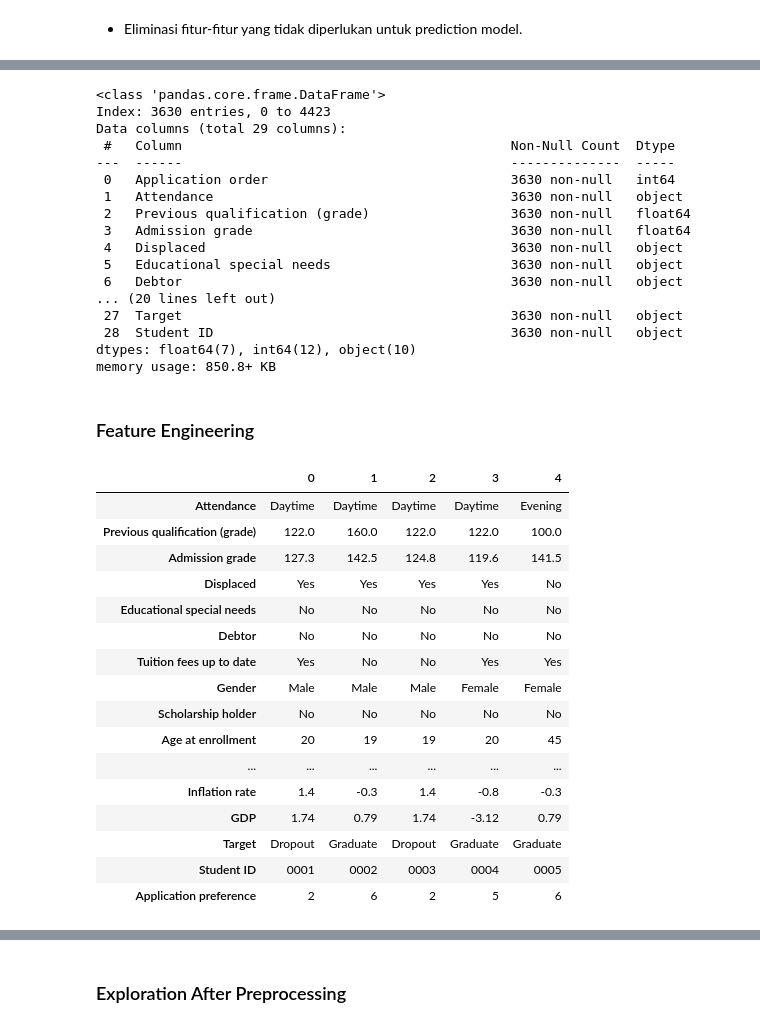
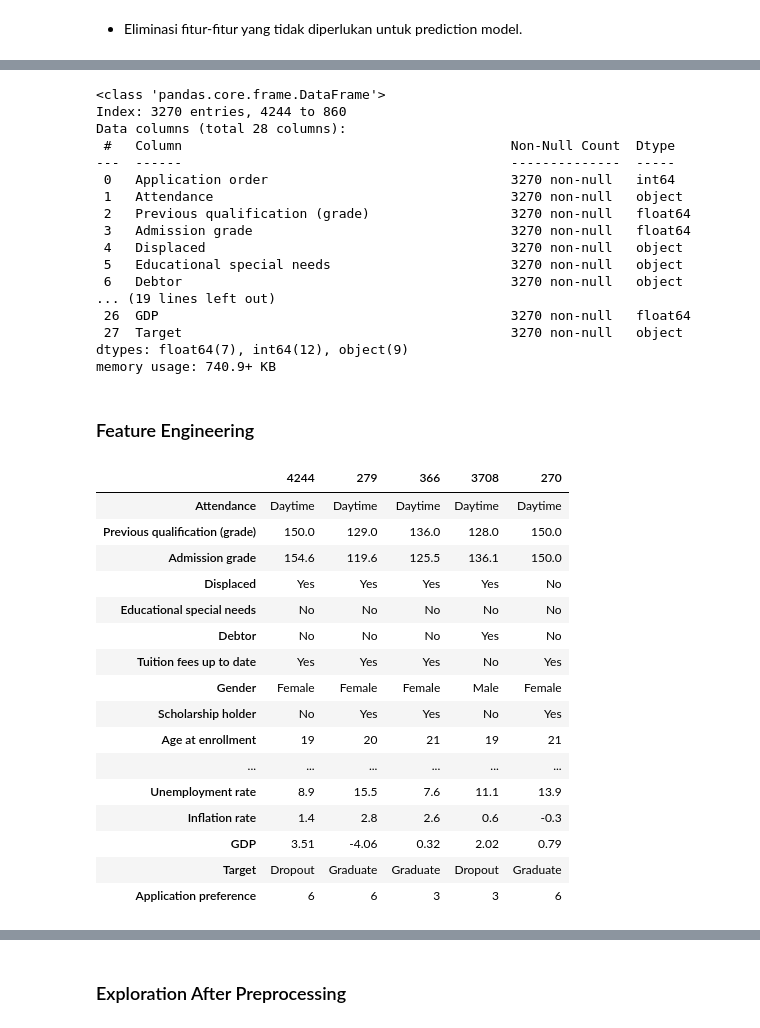
Before and after one commit to Sulbae/Student-s-Performances-Dashboard, a Jupyter notebook: notebook.ipynb, the cells around one changed output, grey strips where cells are left out. Saved outputs shown, nothing was run; the diff lists cells and outputs as text; code cells hidden in the pictures.

```diff
--- a/notebook.ipynb
+++ b/notebook.ipynb
@@ -1871,0 +1878,7 @@ Name: count, dtype: int64
+# %%
+dev_df, inference_df = train_test_split(
+    ori_df,
+    test_size=0.1,
+    random_state=42,
+    shuffle=True
+)
@@ -1873,8 +1895,8 @@ Name: count, dtype: int64
 ### Filter Data (untuk kebutuhan modelling)
 # %%
 # Hapus data yang tidak relevan untuk modeling: df['Target] == 'Enrolled'
-df_with_id = df_with_id[df_with_id['Target'] != 'Enrolled']
+filtered_df = dev_df[dev_df['Target'] != 'Enrolled']
 
-df_with_id.info()
+filtered_df.info()
 # %% [output]
 <class 'pandas.core.frame.DataFrame'>
@@ -1931,55 +1953,55 @@ features_to_drop = [
     "Marital status", "Application mode", "Course",
     "Previous qualification", "Nationality",
     "Mother's qualification", "Father's qualification",
-    "Mother's occupation", "Father's occupation"
+    "Mother's occupation", "Father's occupation", "Student ID"
 ]
 
-filtered_df = df_with_id.drop(columns=features_to_drop)
+selected_df = filtered_df.drop(columns=features_to_drop)
 
-filtered_df.info()
+selected_df.info()
 # %% [output]
 <class 'pandas.core.frame.DataFrame'>
-Index: 3630 entries, 0 to 4423
-Data columns (total 29 columns):
+Index: 3270 entries, 4244 to 860
+Data columns (total 28 columns):
  #   Column                                          Non-Null Count  Dtype
 ---  ------                                          --------------  -----
- 0   Application order                               3630 non-null   int64
- 1   Attendance                                      3630 non-null   object
- 2   Previous qualification (grade)                  3630 non-null   float64
- 3   Admission grade                                 3630 non-null   float64
- 4   Displaced                                       3630 non-null   object
- 5   Educational special needs                       3630 non-null   object
- 6   Debtor                                          3630 non-null   object
-... (20 lines left out)
- 27  Target                                          3630 non-null   object
- 28  Student ID                                      3630 non-null   object
-dtypes: float64(7), int64(12), object(10)
-memory usage: 850.8+ KB
+ 0   Application order                               3270 non-null   int64
+ 1   Attendance                                      3270 non-null   object
+ 2   Previous qualification (grade)                  3270 non-null   float64
+ 3   Admission grade                                 3270 non-null   float64
+ 4   Displaced                                       3270 non-null   object
+ 5   Educational special needs                       3270 non-null   object
+ 6   Debtor                                          3270 non-null   object
+... (19 lines left out)
+ 26  GDP                                             3270 non-null   float64
+ 27  Target                                          3270 non-null   object
+dtypes: float64(7), int64(12), object(9)
+memory usage: 740.9+ KB
 # %% [markdown]
 ### Feature Engineering
 # %%
 # Reverse encode kolom 'Application order' menjadi 'Application preference'
-filtered_df['Application preference'] = filtered_df['Application order'].max() - filtered_df['Application order'] + 1
+selected_df['Application preference'] = selected_df['Application order'].max() - selected_df['Application order'] + 1
 
-filtered_df.drop(columns=['Application order'], inplace=True)
+selected_df.drop(columns=['Application order'], inplace=True)
 # %%
-filtered_df.head().T
+selected_df.head().T
 # %% [output]
-|  | 0 | 1 | 2 | 3 | 4 |
-| Attendance | Daytime | Daytime | Daytime | Daytime | Evening |
-| Previous qualification (grade) | 122.0 | 160.0 | 122.0 | 122.0 | 100.0 |
-| Admission grade | 127.3 | 142.5 | 124.8 | 119.6 | 141.5 |
+|  | 4244 | 279 | 366 | 3708 | 270 |
+| Attendance | Daytime | Daytime | Daytime | Daytime | Daytime |
+| Previous qualification (grade) | 150.0 | 129.0 | 136.0 | 128.0 | 150.0 |
+| Admission grade | 154.6 | 119.6 | 125.5 | 136.1 | 150.0 |
 | Displaced | Yes | Yes | Yes | Yes | No |
 | Educational special needs | No | No | No | No | No |
-| Debtor | No | No | No | No | No |
-| Tuition fees up to date | Yes | No | No | Yes | Yes |
-| Gender | Male | Male | Male | Female | Female |
-| Scholarship holder | No | No | No | No | No |
-| Age at enrollment | 20 | 19 | 19 | 20 | 45 |
+| Debtor | No | No | No | Yes | No |
+| Tuition fees up to date | Yes | Yes | Yes | No | Yes |
+| Gender | Female | Female | Female | Male | Female |
+| Scholarship holder | No | Yes | Yes | No | Yes |
+| Age at enrollment | 19 | 20 | 21 | 19 | 21 |
 | ... | ... | ... | ... | ... | ... |
-| Inflation rate | 1.4 | -0.3 | 1.4 | -0.8 | -0.3 |
-| GDP | 1.74 | 0.79 | 1.74 | -3.12 | 0.79 |
-| Target | Dropout | Graduate | Dropout | Graduate | Graduate |
-| Student ID | 0001 | 0002 | 0003 | 0004 | 0005 |
-| Application preference | 2 | 6 | 2 | 5 | 6 |
+| Unemployment rate | 8.9 | 15.5 | 7.6 | 11.1 | 13.9 |
+| Inflation rate | 1.4 | 2.8 | 2.6 | 0.6 | -0.3 |
+| GDP | 3.51 | -4.06 | 0.32 | 2.02 | 0.79 |
+| Target | Dropout | Graduate | Graduate | Dropout | Graduate |
+| Application preference | 6 | 6 | 3 | 3 | 6 |
 # %% [markdown]
```
Also changed, not shown: parts of 53 cells of this notebook, 2 other files.
